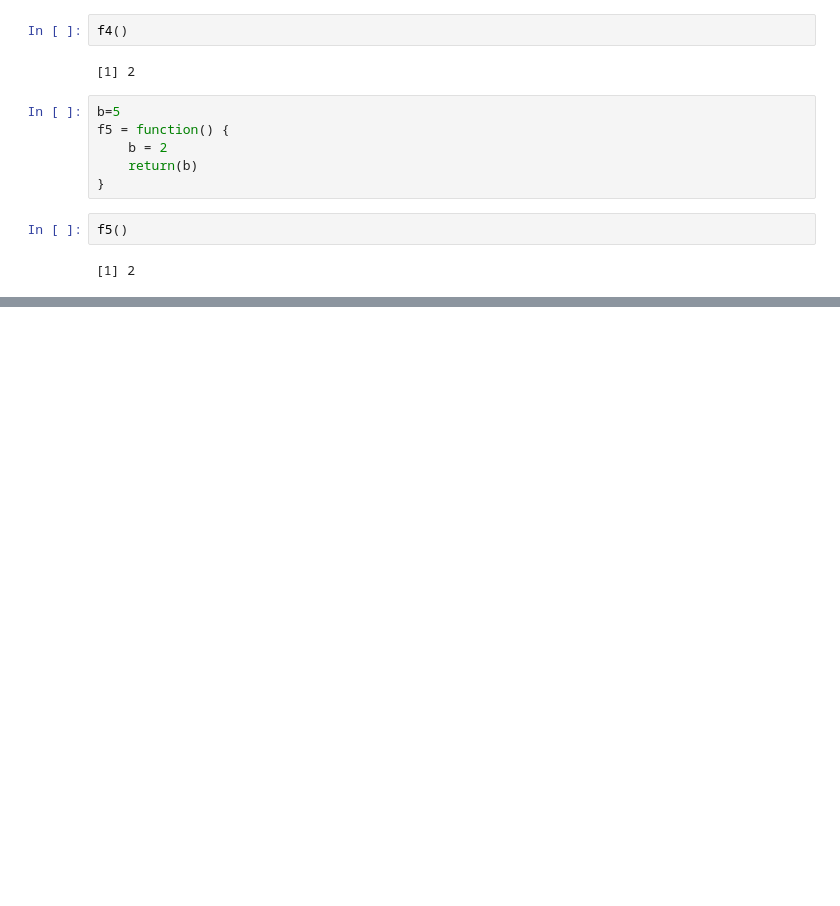
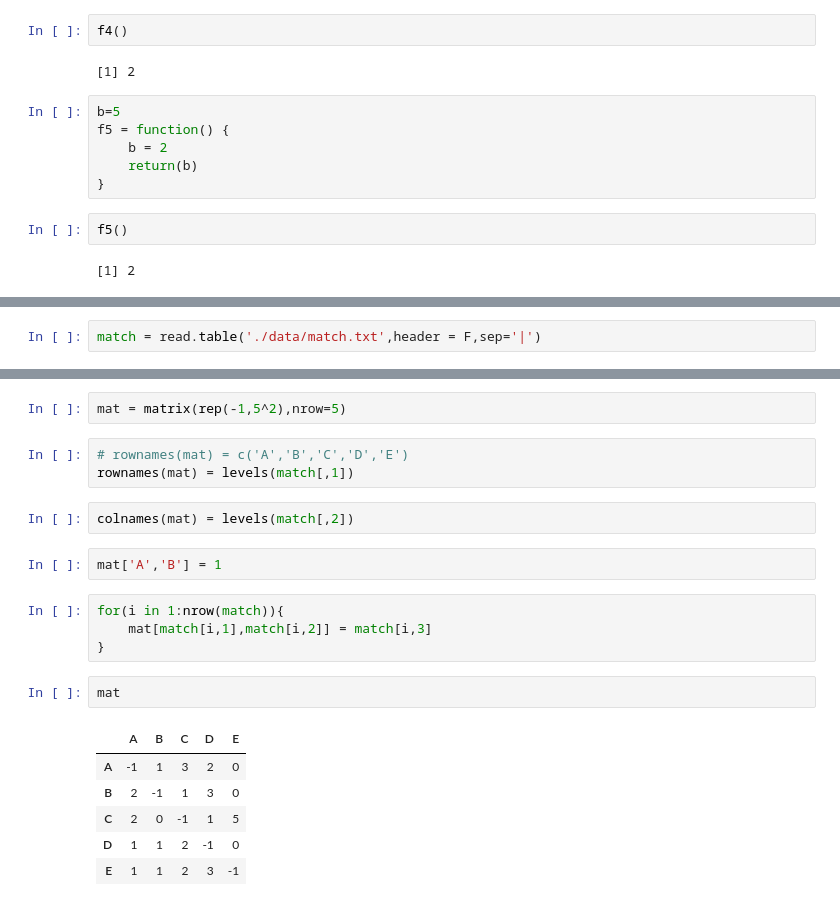
Before and after one commit to YuHsuanLin/riii, a Jupyter notebook: cb102/cb102_20180814.ipynb, the cells around one changed output, grey strips where cells are left out. Drawn from its saved outputs; the diff is of its cells as text; blank space fills up the shorter version.

```diff
--- a/cb102/cb102_20180814.ipynb
+++ b/cb102/cb102_20180814.ipynb
@@ -433,0 +440,2 @@ f5()
+# %%
+match = read.table('./data/match.txt',header = F,sep='|')
@@ -433,0 +449,22 @@ f5()
+# %%
+mat = matrix(rep(-1,5^2),nrow=5)
+# %%
+# rownames(mat) = c('A','B','C','D','E')
+rownames(mat) = levels(match[,1])
+# %%
+colnames(mat) = levels(match[,2])
+# %%
+mat['A','B'] = 1
+# %%
+for(i in 1:nrow(match)){
+    mat[match[i,1],match[i,2]] = match[i,3]
+}
+# %%
+mat
+# %% [output]
+|  | A | B | C | D | E |
+| A | -1 | 1 | 3 | 2 | 0 |
+| B | 2 | -1 | 1 | 3 | 0 |
+| C | 2 | 0 | -1 | 1 | 5 |
+| D | 1 | 1 | 2 | -1 | 0 |
+| E | 1 | 1 | 2 | 3 | -1 |
```
Also changed, not shown: parts of 6 cells of this notebook.
